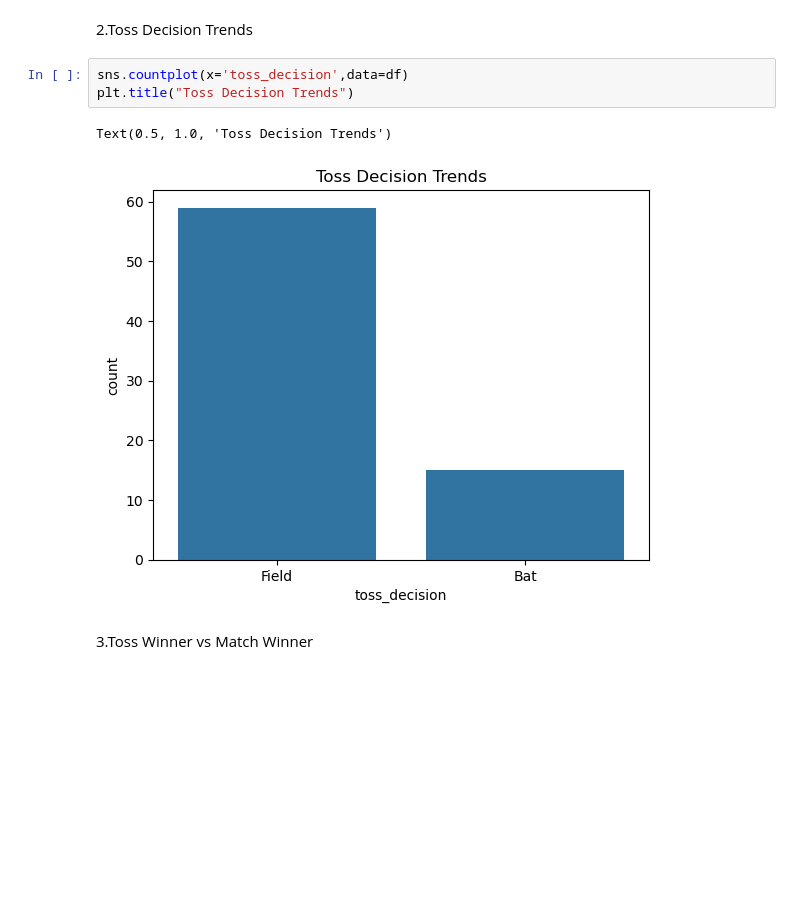
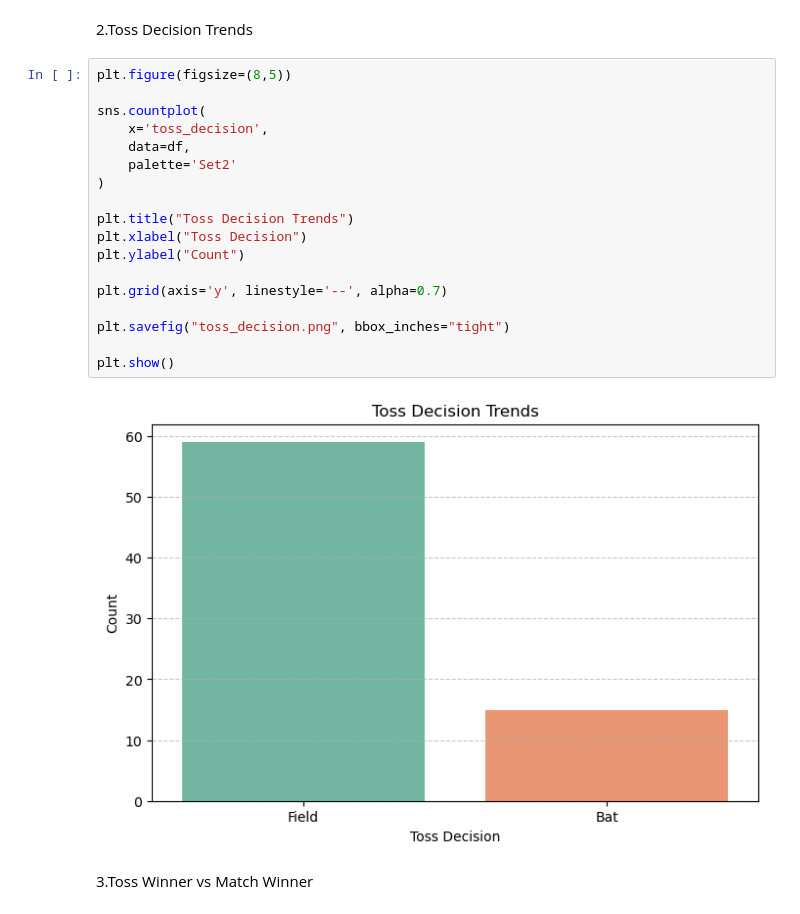
Before and after one commit to Jayaprakash733/IPL-2022-Data-Analysis, a Jupyter notebook: IPL 2022 Data Analysis Project.ipynb, the cells around one changed output. Cells and saved outputs as stored; diff of their text form; blank space fills up the shorter version.

```diff
--- a/IPL 2022 Data Analysis Project.ipynb
+++ b/IPL 2022 Data Analysis Project.ipynb
@@ -107,11 +108,25 @@ Text(0.5, 1.0, 'Most Match win by team')
 # %% [markdown]
 2.Toss Decision Trends
 # %%
-sns.countplot(x='toss_decision',data=df)
+plt.figure(figsize=(8,5))
+
+sns.countplot(
+    x='toss_decision',
+    data=df,
+    palette='Set2'
+)
+
 plt.title("Toss Decision Trends")
+plt.xlabel("Toss Decision")
+plt.ylabel("Count")
+
+plt.grid(axis='y', linestyle='--', alpha=0.7)
+
+plt.savefig("toss_decision.png", bbox_inches="tight")
+
+plt.show()
 # %% [output]
-Text(0.5, 1.0, 'Toss Decision Trends')
-[figure, old version]
+[figure, new version]
 # %% [markdown]
 3.Toss Winner vs Match Winner
 # %%
```
Also changed, not shown: parts of 3 cells of this notebook, 4 other files.
